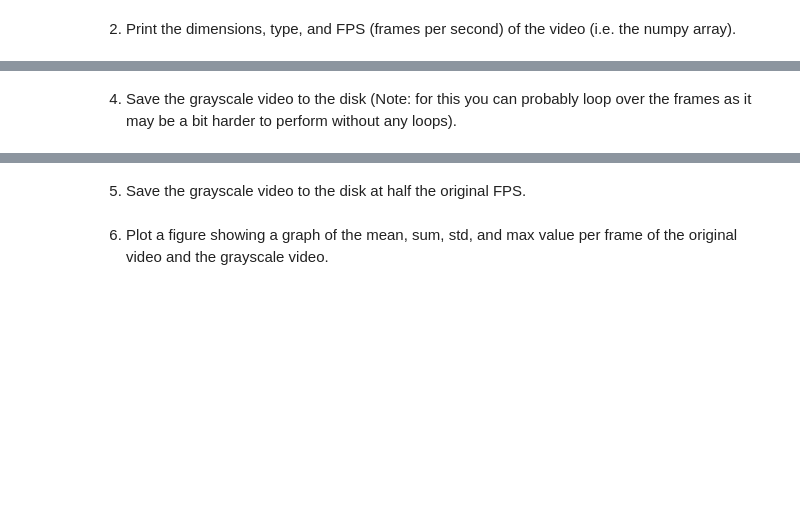
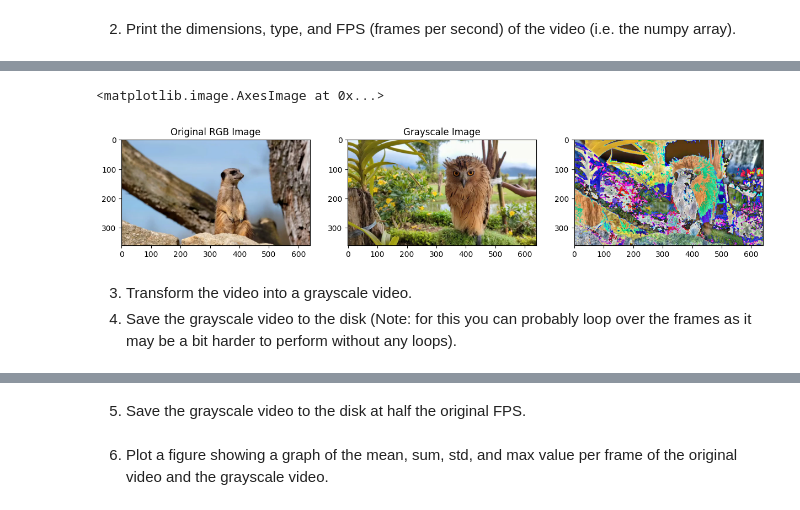
Before and after one commit to Hadartalisr/ImageProcessing, a Jupyter notebook: Ex0/videos.ipynb, the cells around one changed output, grey strips where cells are left out. Cells and saved outputs as stored; diff of their text form; code cells hidden in the pictures; blank space fills up the shorter version.

```diff
--- a/Ex0/videos.ipynb
+++ b/Ex0/videos.ipynb
@@ -3,2 +9,5 @@
+# %%
+os.path.isfile('./assets/eyes.mp4')
+video = media.read_video('./assets/video1_category1.mp4')
 # %% [markdown]
 2. Print the dimensions, type, and FPS (frames per second) of the video (i.e. the numpy array).
@@ -7,3 +22,23 @@
+# %%
+first_frame = video[0]
+second_frame = video[100]
+# first_frame.arr
+# %%
+
+
+fig, axes = plt.subplots(1, 3, figsize=(15, 5))
+
+axes[0].imshow(first_frame)
+axes[0].set_title('Original RGB Image')
+
+axes[1].imshow(second_frame)
+axes[1].set_title('Grayscale Image')
+
+axes[2].imshow(second_frame - first_frame)
+# %% [output]
+<matplotlib.image.AxesImage at 0x...>
+[figure, added]
 # %% [markdown]
+3. Transform the video into a grayscale video.
 4. Save the grayscale video to the disk (Note: for this you can probably loop over the frames as it may
 be a bit harder to perform without any loops).
```
Also changed, not shown: parts of 9 cells of this notebook, 4 other files.
